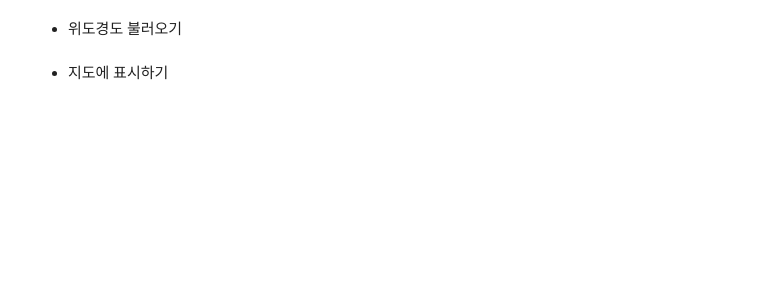
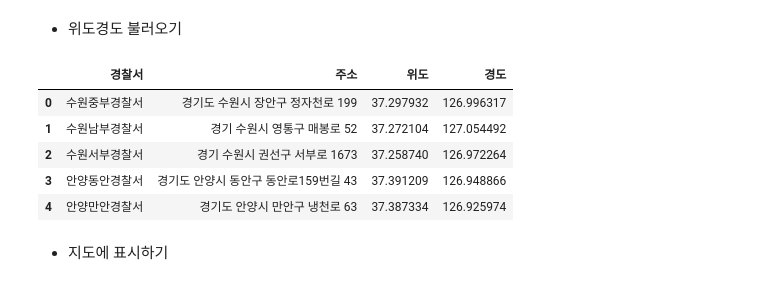
Before and after one commit to alexlee0318/DataAnaysis_2023, a Jupyter notebook: 05.Crawling/99.경찰청2.ipynb, the cells around one changed output. Saved outputs shown, nothing was run; the diff lists cells and outputs as text; code cells hidden in the pictures; blank space fills up the shorter version.

```diff
--- a/05.Crawling/99.경찰청2.ipynb
+++ b/05.Crawling/99.경찰청2.ipynb
@@ -141,4 +154,27 @@ KeyError: Index(['name'], dtype='object')
 # %% [markdown]
 - 위도경도 불러오기
+# %%
+with open('../04.지도시각화/data/kakaoapikey.txt') as f:
+    kakao_key = f.read()
+# %%
+base_url = 'https://dapi.kakao.com/v2/local/search/address.json'
+header = {'Authorization': f'KakaoAK {kakao_key}'}
+lat_list, lng_list = [], []
+for i in df.index:
+    url = f'{base_url}?query={quote(df.주소[i])}'
+    result = requests.get(url, headers=header).json()
+    lat_list.append(float(result['documents'][0]['y']))
+    lng_list.append(float(result['documents'][0]['x']))
+# %%
+df['위도'] = lat_list
+df['경도'] = lng_list
+df.head()
+# %% [output]
+|  | 경찰서 | 주소 | 위도 | 경도 |
+| 0 | 수원중부경찰서 | 경기도 수원시 장안구 정자천로 199 | 37.297932 | 126.996317 |
+| 1 | 수원남부경찰서 | 경기 수원시 영통구 매봉로 52 | 37.272104 | 127.054492 |
+| 2 | 수원서부경찰서 | 경기 수원시 권선구 서부로 1673 | 37.258740 | 126.972264 |
+| 3 | 안양동안경찰서 | 경기도 안양시 동안구 동안로159번길 43 | 37.391209 | 126.948866 |
+| 4 | 안양만안경찰서 | 경기도 안양시 만안구 냉천로 63 | 37.387334 | 126.925974 |
 # %% [markdown]
 - 지도에 표시하기
```
Also changed, not shown: parts of 14 cells of this notebook, 8 other files.
